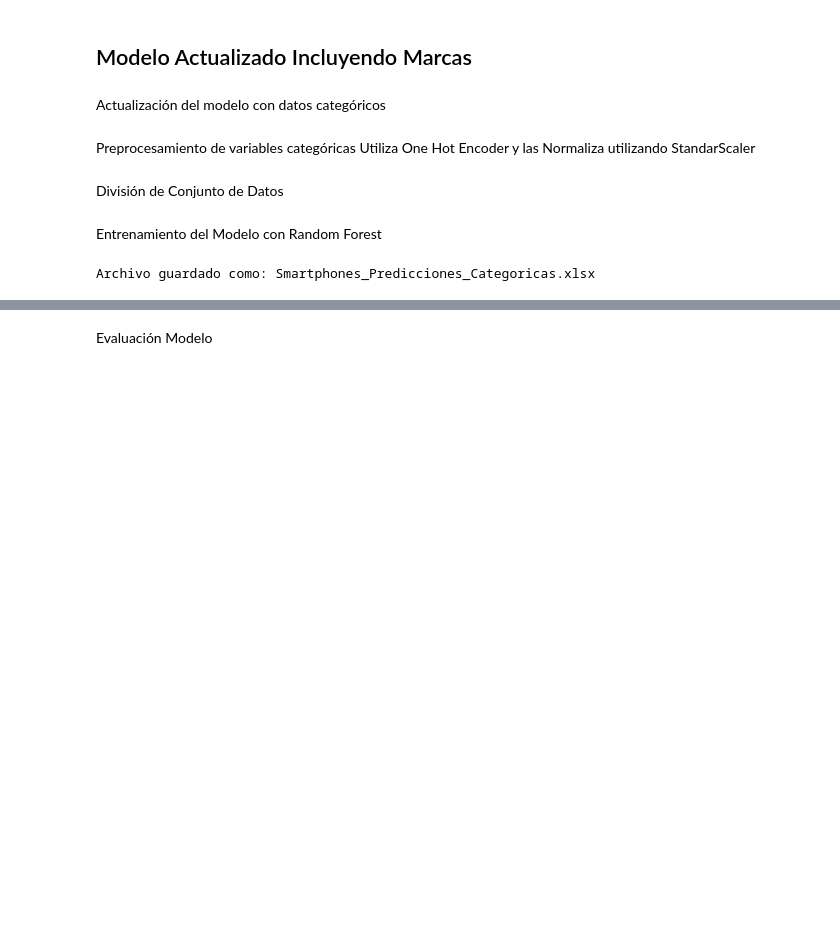
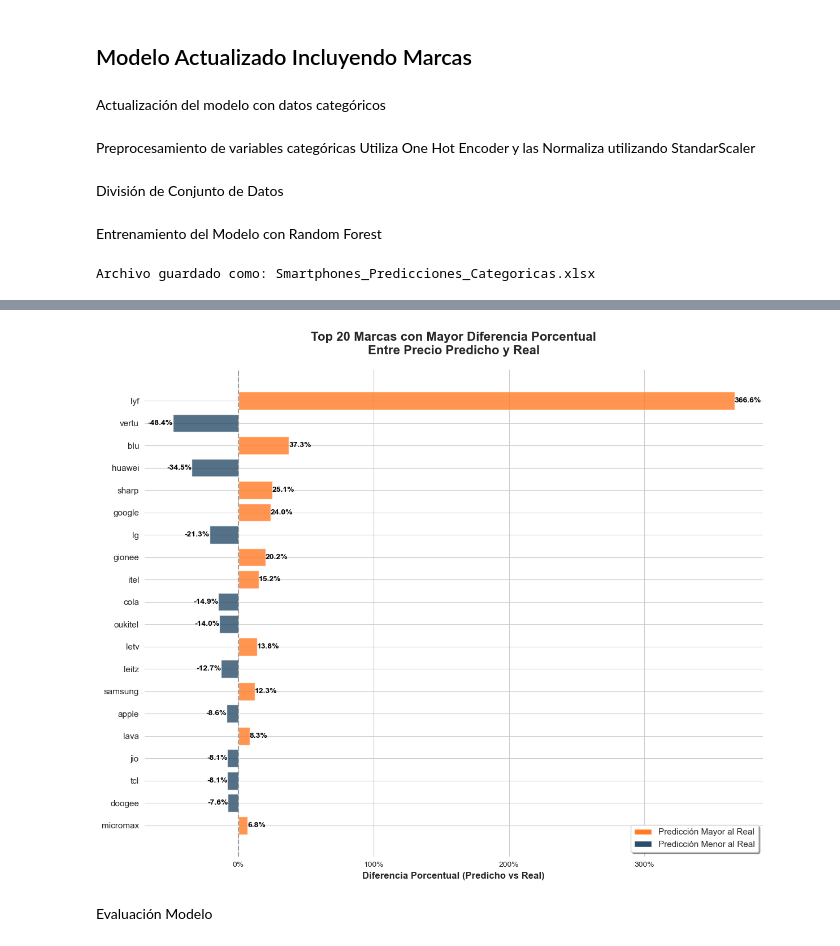
Before and after one commit to Pato66661/Ciencia_Datos_T2, a Jupyter notebook: Proyecto_Fundamentos_Programación/Proyecto.ipynb, the cells around one changed output, grey strips where cells are left out. Saved outputs shown, nothing was run; the diff lists cells and outputs as text; code cells hidden in the pictures; blank space fills up the shorter version.

```diff
--- a/Proyecto_Fundamentos_Programación/Proyecto.ipynb
+++ b/Proyecto_Fundamentos_Programación/Proyecto.ipynb
@@ -1186,3 +1094,81 @@ plt.show()
+# %%
+import pandas as pd
+import matplotlib.pyplot as plt
+import numpy as np
+import seaborn as sns
+from matplotlib.ticker import FuncFormatter, PercentFormatter
+
+# Configuración de estilo
+sns.set_style("whitegrid")
+plt.rcParams['font.family'] = 'Arial'
+plt.rcParams['axes.titlesize'] = 16
+plt.rcParams['axes.labelsize'] = 12
+plt.rcParams['xtick.labelsize'] = 10
+plt.rcParams['ytick.labelsize'] = 11
+
+# Cargar datos
+df = pd.read_excel("Smartphones_Predicciones_Categoricas.xlsx")
+
+# Calcular promedios y diferencia porcentual
+df_grouped = df.groupby('brand_name')[['price_usd', 'predicted_price_usd']].mean().reset_index()
+df_grouped['diferencia_porcentual'] = ((df_grouped['predicted_price_usd'] - df_grouped['price_usd']) / df_grouped['price_usd']) * 100
+
+# Ordenar por valor absoluto de diferencia y tomar top 20
+df_top20 = df_grouped.reindex(df_grouped['diferencia_porcentual'].abs().sort_values(ascending=False).index).head(20)
+
+# Crear figura
+plt.figure(figsize=(12, 10))
+
+# Colores según si la predicción fue mayor o menor
+colors = np.where(df_top20['diferencia_porcentual'] > 0, '#ff7b25', '#2a4d69')
+
+# Gráfico de barras horizontales
+bars = plt.barh(df_top20['brand_name'], df_top20['diferencia_porcentual'], color=colors, alpha=0.8, edgecolor='white')
+
+# Añadir línea en cero
+plt.axvline(x=0, color='gray', linestyle='--', alpha=0.7)
+
+# Añadir etiquetas de valor
+for bar in bars:
+    width = bar.get_width()
+    label_x = width if width > 0 else width
+    va = 'center'
+    color = 'black' if abs(width) < 5 else 'white'
+    plt.text(label_x, bar.get_y() + bar.get_height()/2,
+             f'{width:.1f}%',
+             va=va, ha='left' if width > 0 else 'right',
+             color=color, fontsize=9, fontweight='bold')
+
+# Formatear eje X como porcentaje
+plt.gca().xaxis.set_major_formatter(PercentFormatter())
+
+# Ajustes estéticos
+plt.xlabel('Diferencia Porcentual (Predicho vs Real)', fontweight='bold')
+plt.title('Top 20 Marcas con Mayor Diferencia Porcentual\nEntre Precio Predicho y Real',
+          pad=20, fontweight='bold')
+plt.gca().invert_yaxis()  # Marcas con mayor diferencia arriba
+
+# Leyenda personalizada
+from matplotlib.patches import Patch
+legend_elements = [Patch(facecolor='#ff7b25', label='Predicción Mayor al Real'),
+                   Patch(facecolor='#2a4d69', label='Predicción Menor al Real')]
+plt.legend(handles=legend_elements, loc='lower right', frameon=True, shadow=True)
+
+sns.despine(left=True, bottom=True)
+plt.tight_layout()
+
+# Añadir etiquetas de valor con el símbolo de porcentaje
+for bar in bars:
+    width = bar.get_width()
+    plt.text(width, bar.get_y() + bar.get_height()/2,
+             f'{width:.1f}%',  # Incluye el símbolo %
+             va='center', ha='left' if width > 0 else 'right',
+             color='black', fontsize=10, fontweight='bold')
+# Guardar y mostrar
+plt.savefig('diferencias_porcentuales_predicciones.png', dpi=300, bbox_inches='tight')
+plt.show()
+# %% [output]
+[figure, added]
 # %% [markdown]
 Evaluación Modelo
 # %%
```
Also changed, not shown: parts of 20 cells of this notebook, 11 other files.
